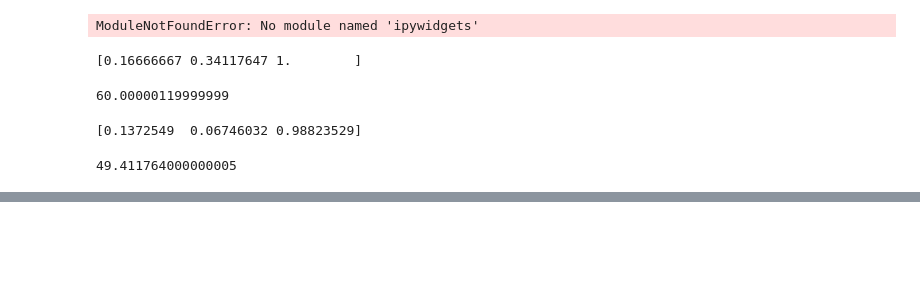
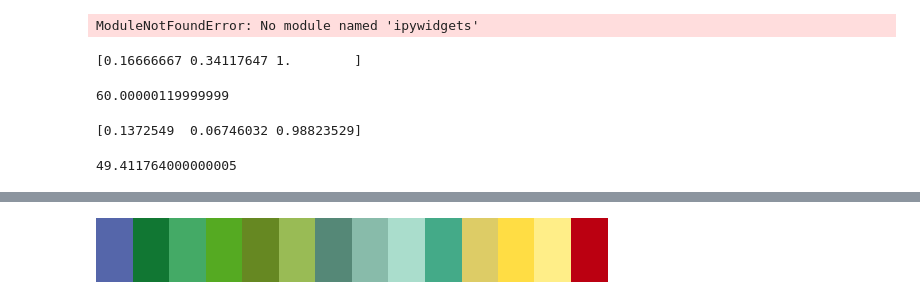
Before and after one commit to jaimepena/cadmium, a Jupyter notebook: code/mario-kart-01.ipynb, the cells around one changed output, grey strips where cells are left out. Drawn from its saved outputs; the diff is of its cells as text; code cells hidden in the pictures; blank space fills up the shorter version.

```diff
--- a/code/mario-kart-01.ipynb
+++ b/code/mario-kart-01.ipynb
@@ -387,0 +506,6 @@ print(hsv)  # (hue, saturation, value)
+# %%
+from pypalettes import load_cmap
+cmap = load_cmap("land")
+cmap
+# %% [output]
+[figure, added]
```
Also changed, not shown: parts of 19 cells of this notebook, 3 other files.
